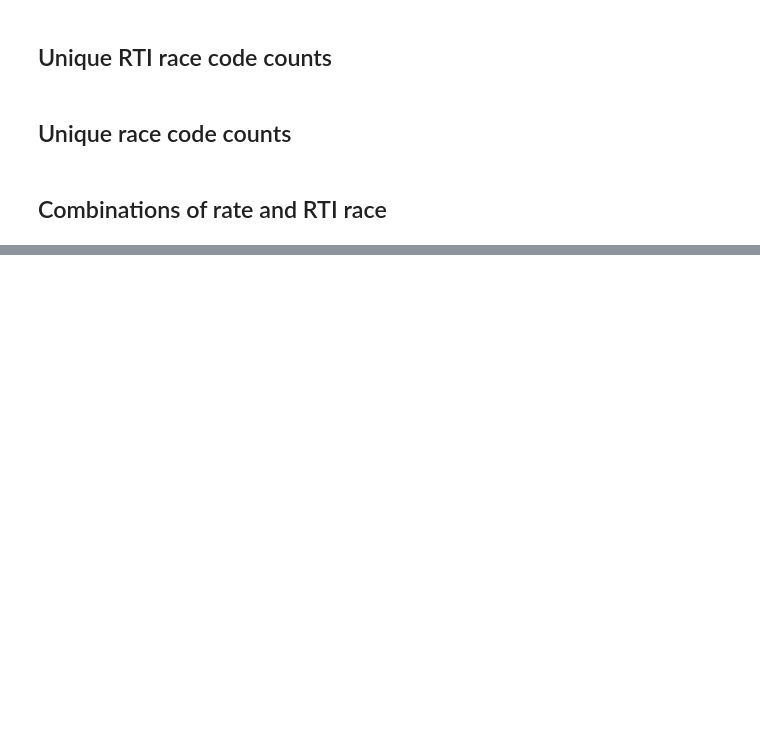
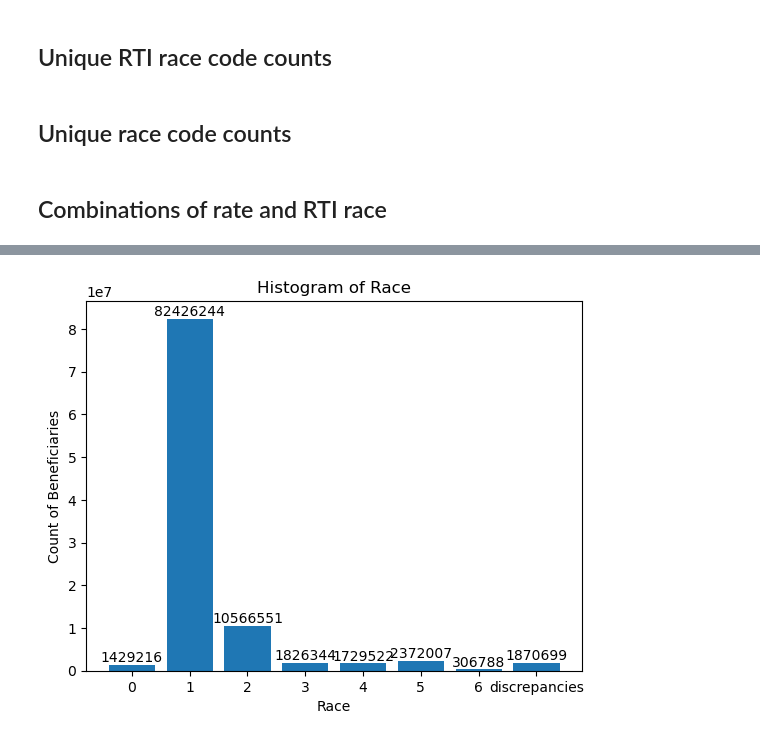
Before and after one commit to NSAPH-Data-Processing/us_census_zcta_time_series, a Jupyter notebook: notebooks/rti_race.ipynb, the cells around one changed output, grey strips where cells are left out. Saved outputs shown, nothing was run; the diff lists cells and outputs as text; code cells hidden in the pictures; blank space fills up the shorter version.

Commit message:
added notebook about race

```diff
--- a/notebooks/rti_race.ipynb
+++ b/notebooks/rti_race.ipynb
@@ -38,6 +40,6 @@ connection = pg.connect(
 # %% [markdown]
 ## Combinations of rate and RTI race
 # %%
-sql_query = f"""SELECT * FROM medicare.beneficiaries LIMIT 10;"""
+sql_query = f"""SELECT bene_id, race, race_rti, (race=race_rti) AS matching FROM medicare.beneficiaries;"""
 # %%
 sql_query
@@ -47,0 +61,24 @@ df
+# %%
+# Create a new column 'race_grouped' with desired categories
+df['race_grouped'] = df['race'].map(lambda x: str(x) if str(x) in ['0', '1', '2', '3', '4', '5', '6'] else 'discrepancies')
+
+# Calculate value counts for 'race_grouped' column and specify the desired order
+unique_race_grouped_counts = df['race_grouped'].value_counts().loc[['0', '1', '2', '3', '4', '5', '6', 'discrepancies']]
+
+# Plot the histogram with modified categories and ordered x-axis
+plt.bar(range(len(unique_race_grouped_counts)), unique_race_grouped_counts, tick_label=unique_race_grouped_counts.index)
+
+# Add value counts on top of the bars
+for i, count in enumerate(unique_race_grouped_counts):
+    if count > 10:
+        plt.text(i, count, str(count), ha='center', va='bottom')
+    else:
+        plt.text(i, count, "**", ha='center', va='bottom')
+
+# Add labels and title
+plt.xlabel('Race')
+plt.ylabel('Count of Beneficiaries')
+plt.title('Histogram of Race')
+plt.show()
+# %% [output]
+[figure, added]
```
Also changed, not shown: parts of 11 cells of this notebook.
